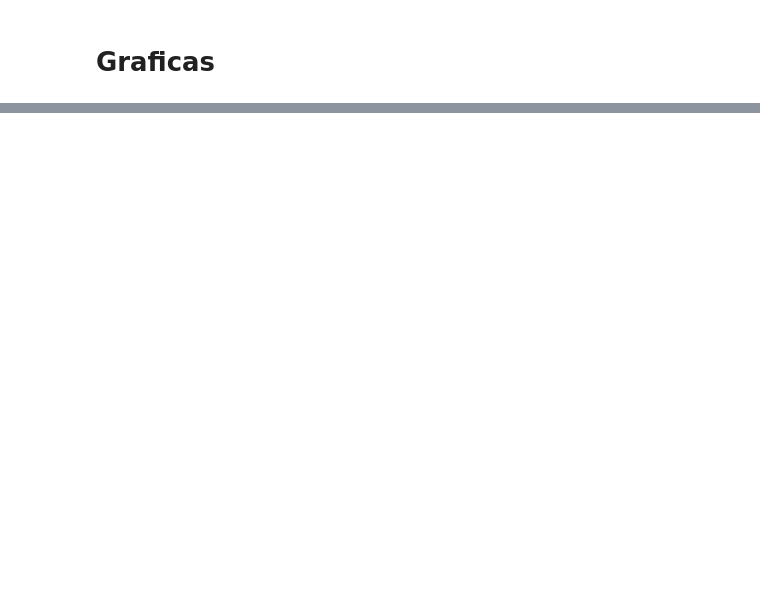
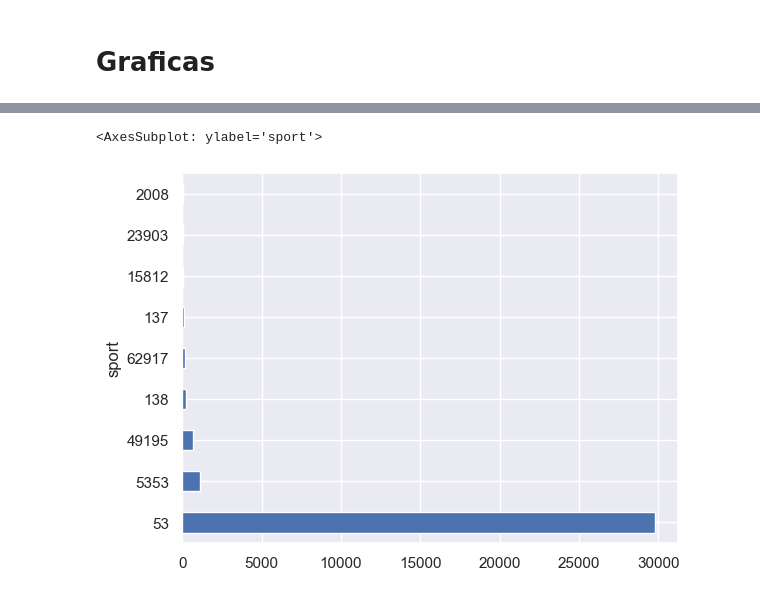
Before and after one commit to bryannalfaro/Lab5-SecDS, a Jupyter notebook: main.ipynb, the cells around one changed output, grey strips where cells are left out. Saved outputs shown, nothing was run; the diff lists cells and outputs as text; code cells hidden in the pictures; blank space fills up the shorter version.

```diff
--- a/main.ipynb
+++ b/main.ipynb
@@ -447,0 +469,8 @@ df_new.groupby('src')['payload'].sum().sort_values(ascending=False).plot.barh(x=
+# %%
+# Muestre una gráfica 2D, en el eje Y los puertos origen, y en el eje X la suma de los
+# payloads enviados de dichos puertos.
+
+df_new.groupby('sport')['payload'].sum().sort_values(ascending=False).plot.barh(x='payload')
+# %% [output]
+<AxesSubplot: ylabel='sport'>
+[figure, added]
```
Also changed, not shown: parts of 30 cells of this notebook.
